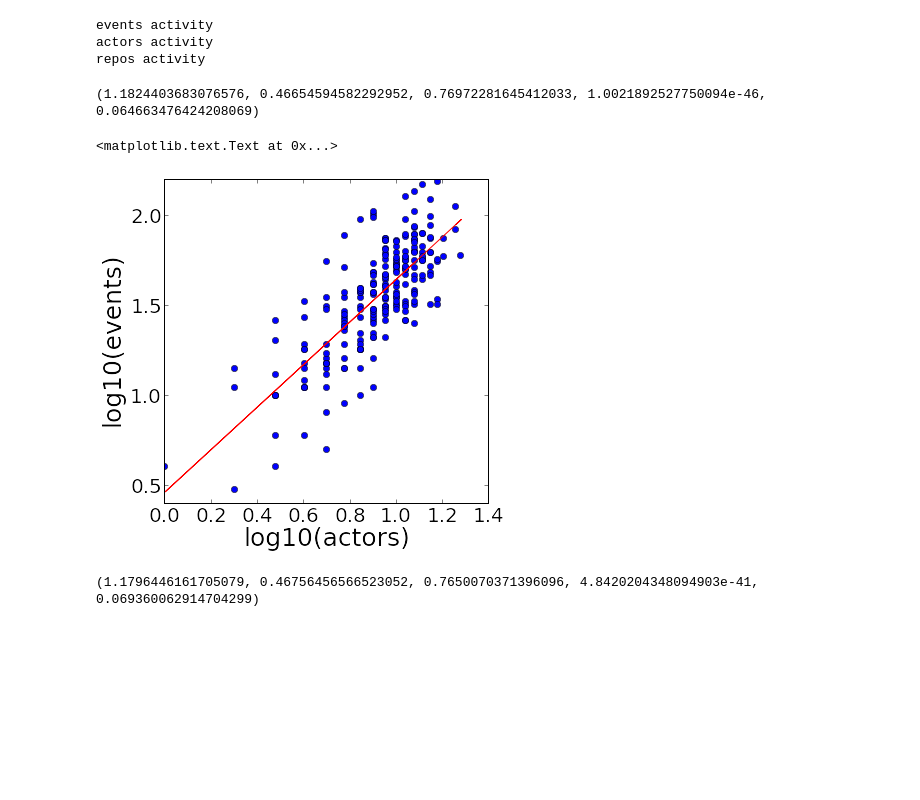
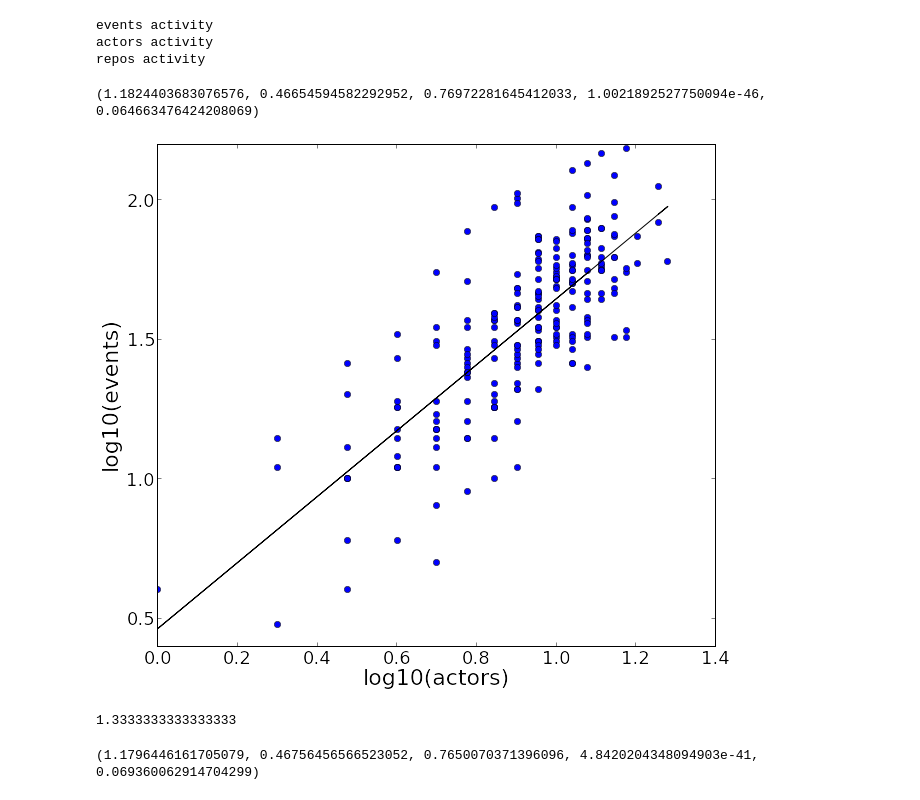
Before and after one commit to wazaahhh/AstroWeekStudy, a Jupyter notebook: python_code/AstroProductiveBursts.ipynb, the cells around one changed output. Drawn from its saved outputs; the diff is of its cells as text; code cells hidden in the pictures; blank space fills up the shorter version.

```diff
--- a/python_code/AstroProductiveBursts.ipynb
+++ b/python_code/AstroProductiveBursts.ipynb
@@ -1,5 +1,6 @@
 # %%
 ####Load Modules & Build DataFrames
+project_dir = "/home/ubuntu/github/AstroWeekStudy/python_code/"
 
 import sys
 sys.path.append("/home/ubuntu/github/AstroWeekStudy/python_code/")
@@ -28,6 +29,6 @@ def burstPlot(x,y):
     print fit
 
     plot(lx,ly,'o')
-    plot(lx,lx*fit[0]+fit[1],'r-')
+    plot(lx,lx*fit[0]+fit[1],'k-')
 
     return fit
@@ -54,7 +52,7 @@ activity_type = ['events','actors','repos']
 tseries = {}
 for at in activity_type:
     print "%s activity"%at
-    test = resampled[at]
+    test = resampled['activity'][at]
     before = test[test.index >= astroweek[0]].values
     during = test[(test.index >= astroweek[0]) & (test.index < astroweek[1])].values
     after = test[(test.index > astroweek[1]) & (test.index <= time_boundaries[1])].values
@@ -66,16 +64,22 @@ events activity
 actors activity
 repos activity
 # %%
+
 period = 'before'
 x_type = 'actors'
 y_type = 'events'
+pl.figure(1,(10,9))
 burstPlot(tseries[x_type][period],tseries[y_type][period])
 xlabel("log10(%s)"%x_type)
 ylabel("log10(%s)"%y_type)
+pl.savefig(project_dir + "figures/productive_burst_before.eps")
 # %% [output]
 (1.1824403683076576, 0.46654594582292952, 0.76972281645412033, 1.0021892527750094e-46, 0.064663476424208069)
-<matplotlib.text.Text at 0x...>
-[figure, old version]
+[figure, new version]
+# %%
+4/3.
+# %% [output]
+1.3333333333333333
 # %%
 period = 'after'
 x_type = 'actors'
```
Also changed, not shown: parts of 7 cells of this notebook, 10 other files.
